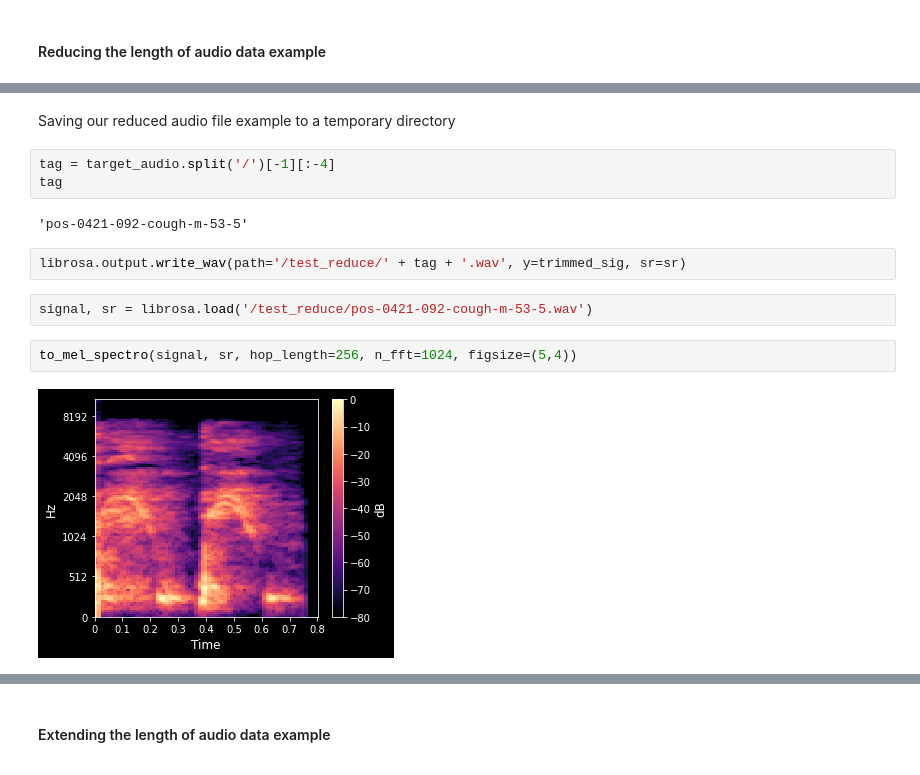
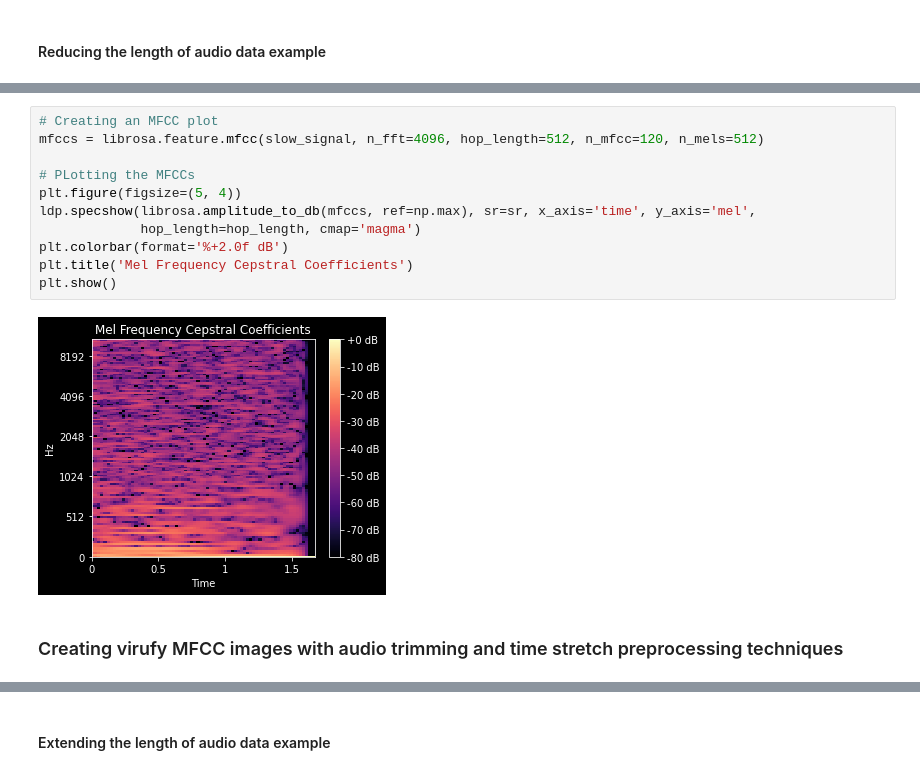
Before and after one commit to Lewis34cs/corona_audio, a Jupyter notebook: covid_proj.ipynb, the cells around one changed output, grey strips where cells are left out. Saved outputs shown, nothing was run; the diff lists cells and outputs as text.

```diff
--- a/covid_proj.ipynb
+++ b/covid_proj.ipynb
@@ -1960,15 +1940,15 @@ to_mel_spectro(trimmed_sig, sr, hop_length=256, n_fft=1024, figsize=(5, 4))
-# %% [markdown]
-Saving our reduced audio file example to a temporary directory
-# %%
-tag = target_audio.split('/')[-1][:-4]
-tag
-# %% [output]
-'pos-0421-092-cough-m-53-5'
-# %%
-librosa.output.write_wav(path='/test_reduce/' + tag + '.wav', y=trimmed_sig, sr=sr)
-# %%
-signal, sr = librosa.load('/test_reduce/pos-0421-092-cough-m-53-5.wav')
-# %%
-to_mel_spectro(signal, sr, hop_length=256, n_fft=1024, figsize=(5,4))
-# %% [output]
-[figure, removed]
+# %%
+# Creating an MFCC plot
+mfccs = librosa.feature.mfcc(slow_signal, n_fft=4096, hop_length=512, n_mfcc=120, n_mels=512)
+
+# PLotting the MFCCs
+plt.figure(figsize=(5, 4))
+ldp.specshow(librosa.amplitude_to_db(mfccs, ref=np.max), sr=sr, x_axis='time', y_axis='mel',
+             hop_length=hop_length, cmap='magma')
+plt.colorbar(format='%+2.0f dB')
+plt.title('Mel Frequency Cepstral Coefficients')
+plt.show()
+# %% [output]
+[figure, added]
+# %% [markdown]
+### Creating virufy MFCC images with audio trimming and time stretch preprocessing techniques
```
Also changed, not shown: parts of 66 cells of this notebook.
